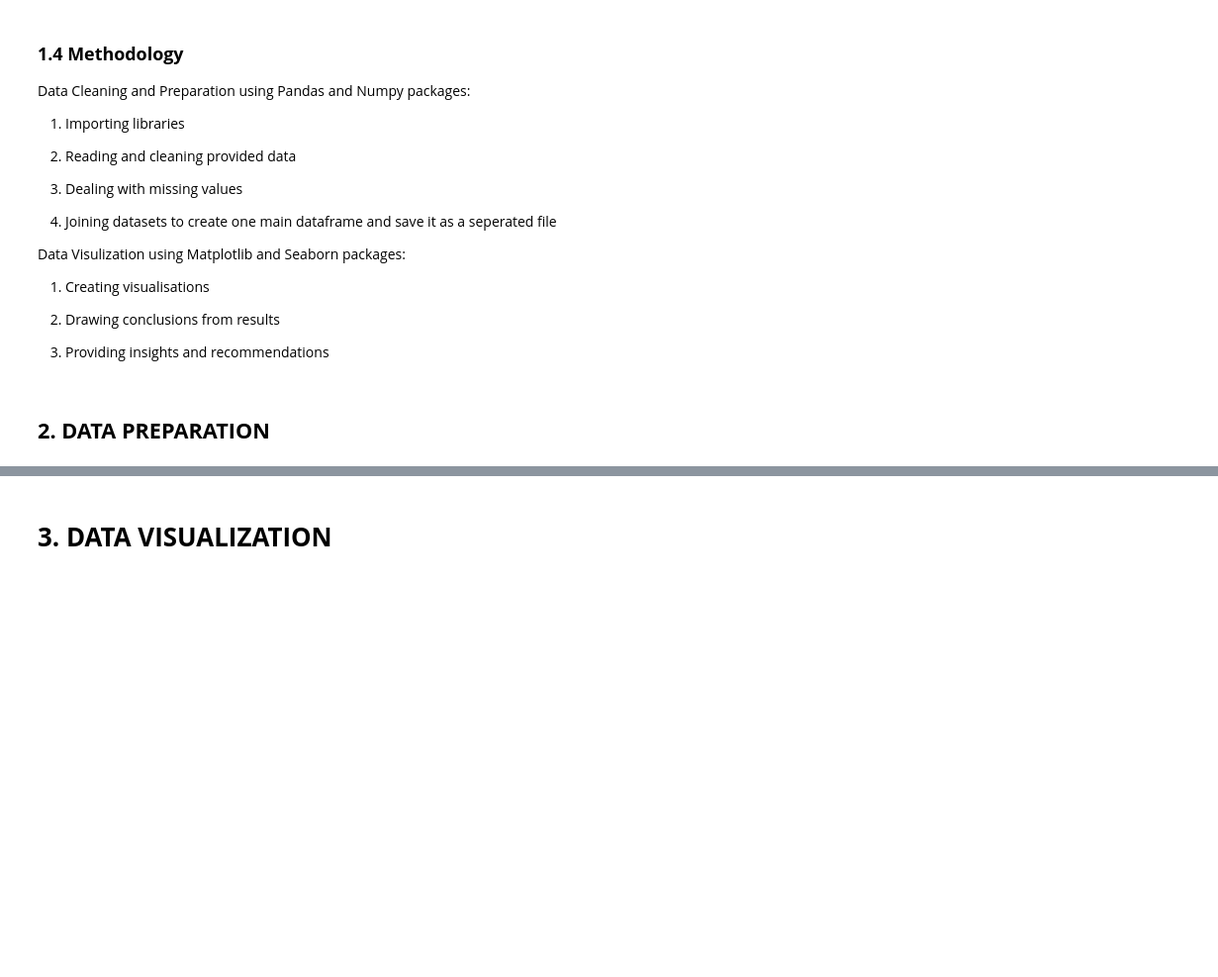
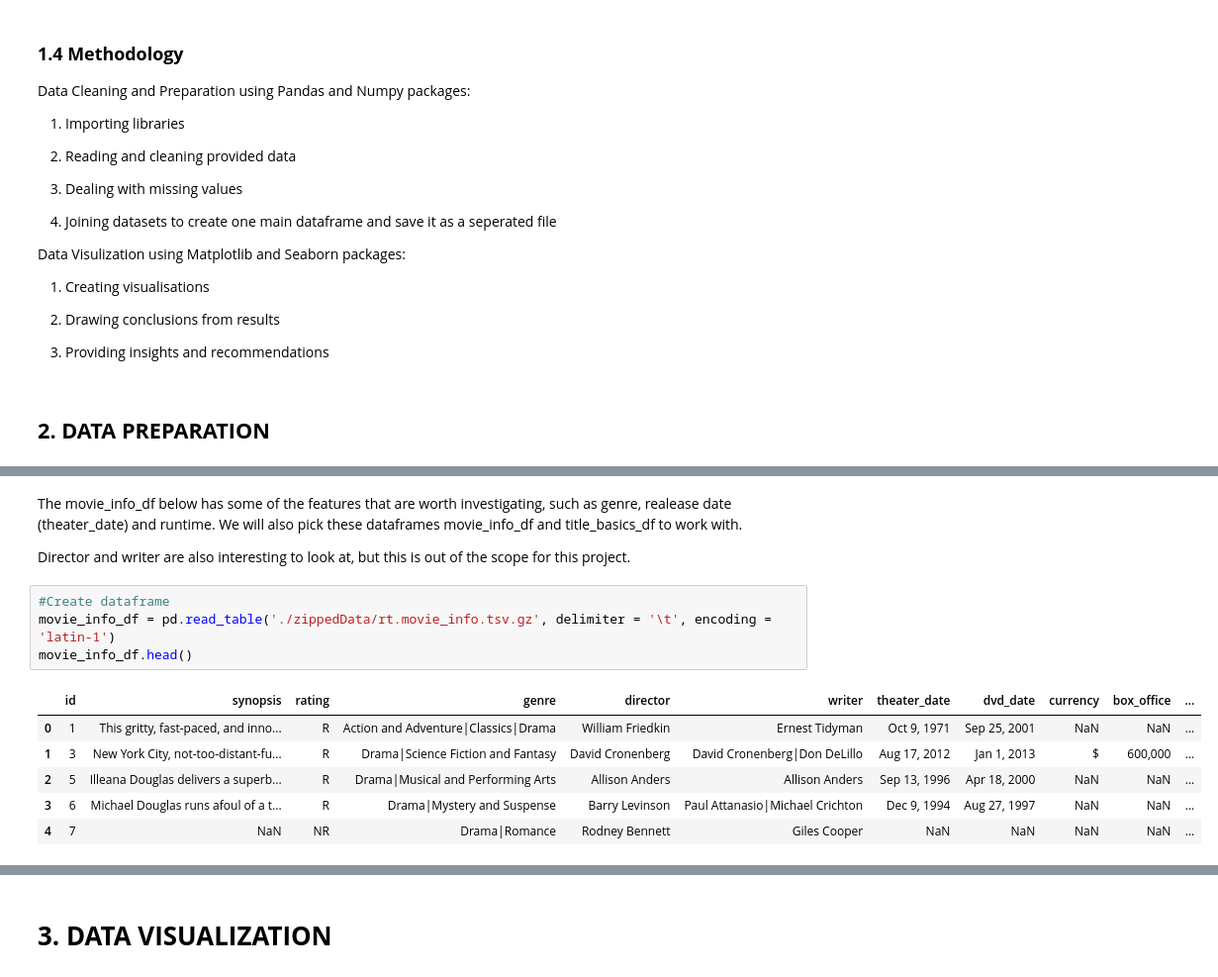
Before and after one commit to baotramduong/Porfolio_Project_The_Movie_Industry, a Jupyter notebook: Data_Science_in_Action_The_Movie_Industry.ipynb, the cells around one changed output, grey strips where cells are left out. Shown: that part at 99% size. Saved outputs shown, nothing was run; the diff lists cells and outputs as text; blank space fills up the shorter version.

```diff
--- a/Data_Science_in_Action_The_Movie_Industry.ipynb
+++ b/Data_Science_in_Action_The_Movie_Industry.ipynb
@@ -113,0 +202,15 @@ import matplotlib.pyplot as plt
+# %% [markdown]
+The movie_info_df below has some of the features that are worth investigating, such as genre, realease date (theater_date) and runtime. We will also pick these dataframes movie_info_df and title_basics_df to work with.
+
+Director and writer are also interesting to look at, but this is out of the scope for this project.
+# %%
+#Create dataframe
+movie_info_df = pd.read_table('./zippedData/rt.movie_info.tsv.gz', delimiter = '\t', encoding = 'latin-1')
+movie_info_df.head()
+# %% [output]
+|  | id | synopsis | rating | genre | director | writer | theater_date | dvd_date | currency | box_office | ... |
+| 0 | 1 | This gritty, fast-paced, and inno... | R | Action and Adventure|Classics|Drama | William Friedkin | Ernest Tidyman | Oct 9, 1971 | Sep 25, 2001 | NaN | NaN | ... |
+| 1 | 3 | New York City, not-too-distant-fu... | R | Drama|Science Fiction and Fantasy | David Cronenberg | David Cronenberg|Don DeLillo | Aug 17, 2012 | Jan 1, 2013 | $ | 600,000 | ... |
+| 2 | 5 | Illeana Douglas delivers a superb... | R | Drama|Musical and Performing Arts | Allison Anders | Allison Anders | Sep 13, 1996 | Apr 18, 2000 | NaN | NaN | ... |
+| 3 | 6 | Michael Douglas runs afoul of a t... | R | Drama|Mystery and Suspense | Barry Levinson | Paul Attanasio|Michael Crichton | Dec 9, 1994 | Aug 27, 1997 | NaN | NaN | ... |
+| 4 | 7 | NaN | NR | Drama|Romance | Rodney Bennett | Giles Cooper | NaN | NaN | NaN | NaN | ... |
```
Also changed, not shown: parts of 24 cells of this notebook.
